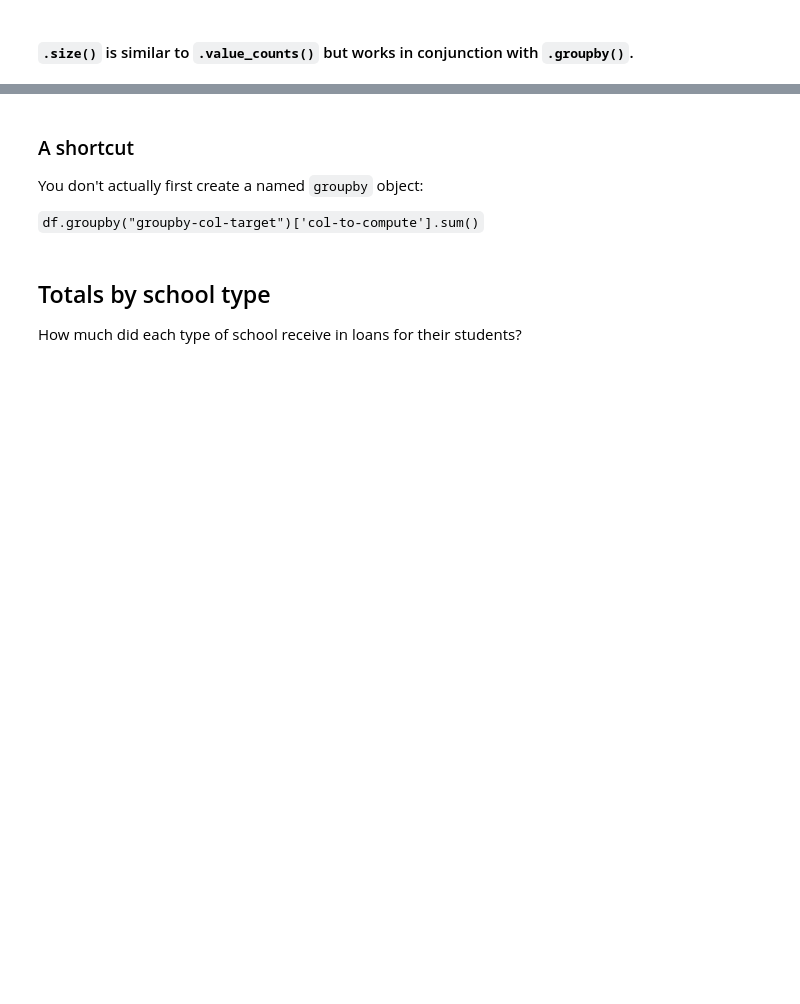
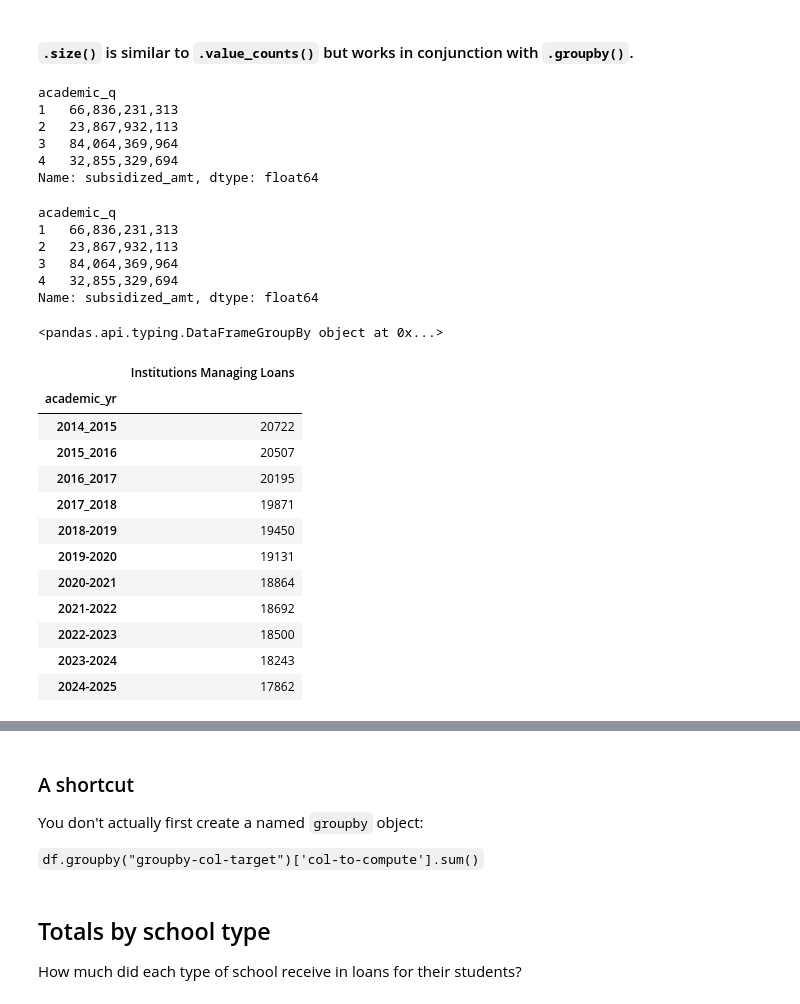
Before and after one commit to lauraplive/wk-9-agg, a Jupyter notebook: wk9-agg-disagg-BLANK.ipynb, the cells around one changed output, grey strips where cells are left out. Cells and saved outputs as stored; diff of their text form; code cells hidden in the pictures; blank space fills up the shorter version.

````diff
--- a/wk9-agg-disagg-BLANK.ipynb
+++ b/wk9-agg-disagg-BLANK.ipynb
@@ -291,8 +324,52 @@ int(df[
 # %% [markdown]
 #### ```.size()``` is similar to ```.value_counts()``` but works in conjunction with ```.groupby()```.
+# %%
+## if we want to do by quarters
+
+## groupby quarters
+
+dfqr = df.groupby("academic_q")
+dfqr["subsidized_amt"].sum()
+# %% [output]
+academic_q
+1   66,836,231,313
+2   23,867,932,113
+3   84,064,369,964
+4   32,855,329,694
+Name: subsidized_amt, dtype: float64
+# %%
+df.groupby("academic_q")["subsidized_amt"].sum()
+# %% [output]
+academic_q
+1   66,836,231,313
+2   23,867,932,113
+3   84,064,369,964
+4   32,855,329,694
+Name: subsidized_amt, dtype: float64
 # %%
 # get info
+## Get the total subsidized amt and unsubsidized amt grouped by type
+
+df.groupby("academic_yr")
+# %% [output]
+<pandas.api.typing.DataFrameGroupBy object at 0x...>
 # %%
 ## demo size
+
+df.groupby("academic_yr").size().to_frame("Institutions Managing Loans")
+# %% [output]
+|  | Institutions Managing Loans |
+| academic_yr |  |
+| 2014_2015 | 20722 |
+| 2015_2016 | 20507 |
+| 2016_2017 | 20195 |
+| 2017_2018 | 19871 |
+| 2018-2019 | 19450 |
+| 2019-2020 | 19131 |
+| 2020-2021 | 18864 |
+| 2021-2022 | 18692 |
+| 2022-2023 | 18500 |
+| 2023-2024 | 18243 |
+| 2024-2025 | 17862 |
 # %%
 ## confirm total rows
````
Also changed, not shown: parts of 8 cells of this notebook.
